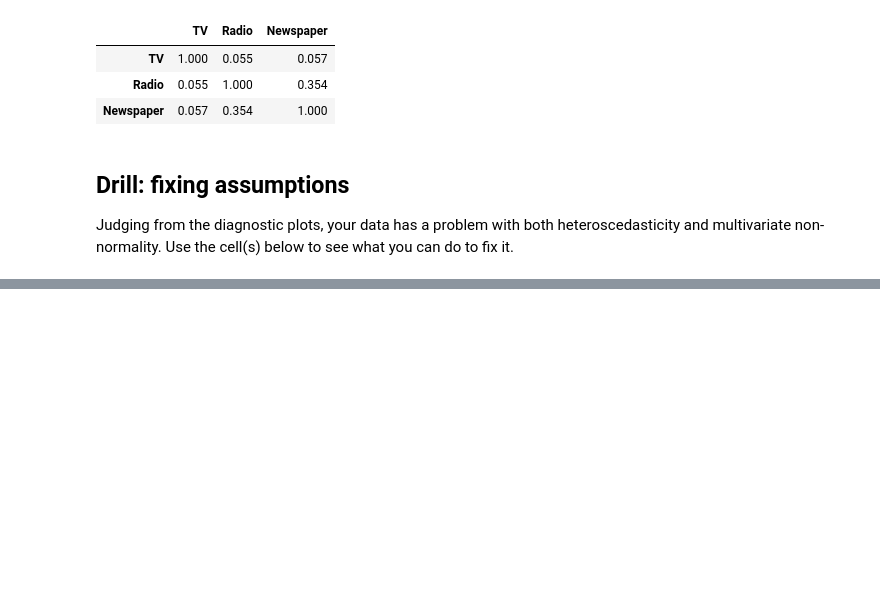
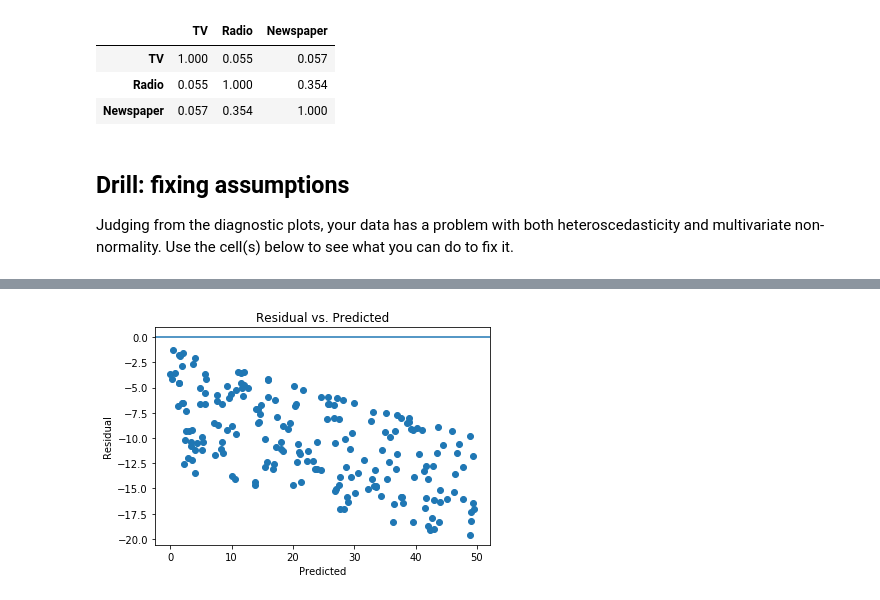
Before and after one commit to jordanplanders/Thinkful, a Jupyter notebook: Bootcamp/Unit 2/Project 2-4-3.ipynb, the cells around one changed output, grey strips where cells are left out. Saved outputs shown, nothing was run; the diff lists cells and outputs as text; code cells hidden in the pictures; blank space fills up the shorter version.

```diff
--- a/Bootcamp/Unit 2/Project 2-4-3.ipynb
+++ b/Bootcamp/Unit 2/Project 2-4-3.ipynb
@@ -232,0 +233,10 @@ plt.show()
+# %%
+plt.scatter(data['Radio'], residual2)
+plt.xlabel('Predicted')
+plt.ylabel('Residual')
+plt.axhline(y=0)
+plt.title('Residual vs. Predicted')
+plt.show()
+# hmmmm, still concerning.  Thou the histogram looked better, this, not so much...
+# %% [output]
+[figure, added]
```
Also changed, not shown: parts of 2 cells of this notebook, 1 other file.
